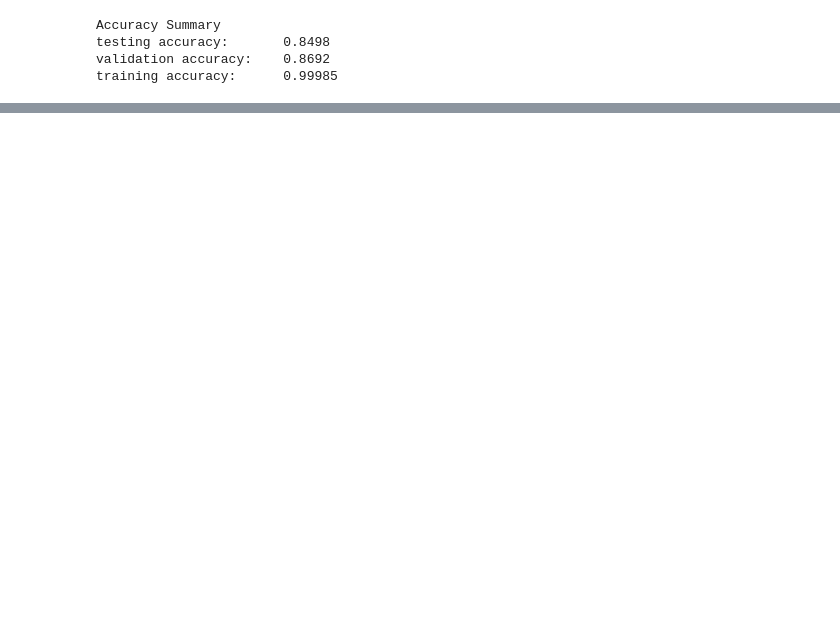
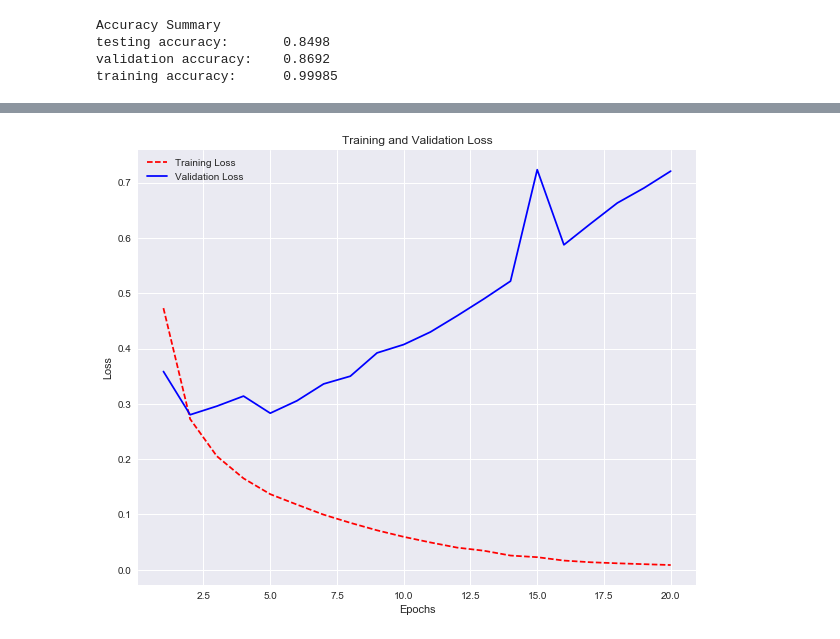
Before and after one commit to pvlbzn/deep-sentiment, a Jupyter notebook: imdb.ipynb, the cells around one changed output, grey strips where cells are left out. Saved outputs shown, nothing was run; the diff lists cells and outputs as text; code cells hidden in the pictures; blank space fills up the shorter version.

Commit message:
second model experiment

```diff
--- a/imdb.ipynb
+++ b/imdb.ipynb
@@ -242,0 +275,20 @@ training accuracy:      0.99985
+# %%
+model2 = models.Sequential()
+
+model2.add(layers.Dense(8, activation='relu', input_shape=(10000,)))
+model2.add(layers.Dense(8, activation='relu'))
+model2.add(layers.Dense(8, activation='relu'))
+model2.add(layers.Dense(8, activation='relu'))
+model2.add(layers.Dense(1, activation='sigmoid'))
+
+model2.compile(
+    optimizer=optimizers.RMSprop(lr=0.001),
+    loss=losses.binary_crossentropy,
+    metrics=[metrics.binary_accuracy])
+# %%
+history2 = model2.fit(
+    training_x,
+    training_y,
+    epochs=20,
+    batch_size=128,
+    validation_data=(validation_x, validation_y))
@@ -242,0 +313,18 @@ training accuracy:      0.99985
+# %%
+# Plot the training and validation loss
+training_loss2   = history2.history['loss']
+validation_loss2 = history2.history['val_loss']
+
+epochs = range(1, len(training_loss) + 1)
+
+p = plot_epochs(
+    epochs,
+    (training_loss, validation_loss),
+    ('Training Loss', 'Validation Loss'),
+    ('Epochs', 'Loss'),
+    ('r--', 'b'),
+    'Training and Validation Loss')
+
+p.show()
+# %% [output]
+[figure, added]
```
Also changed, not shown: parts of 8 cells of this notebook.
